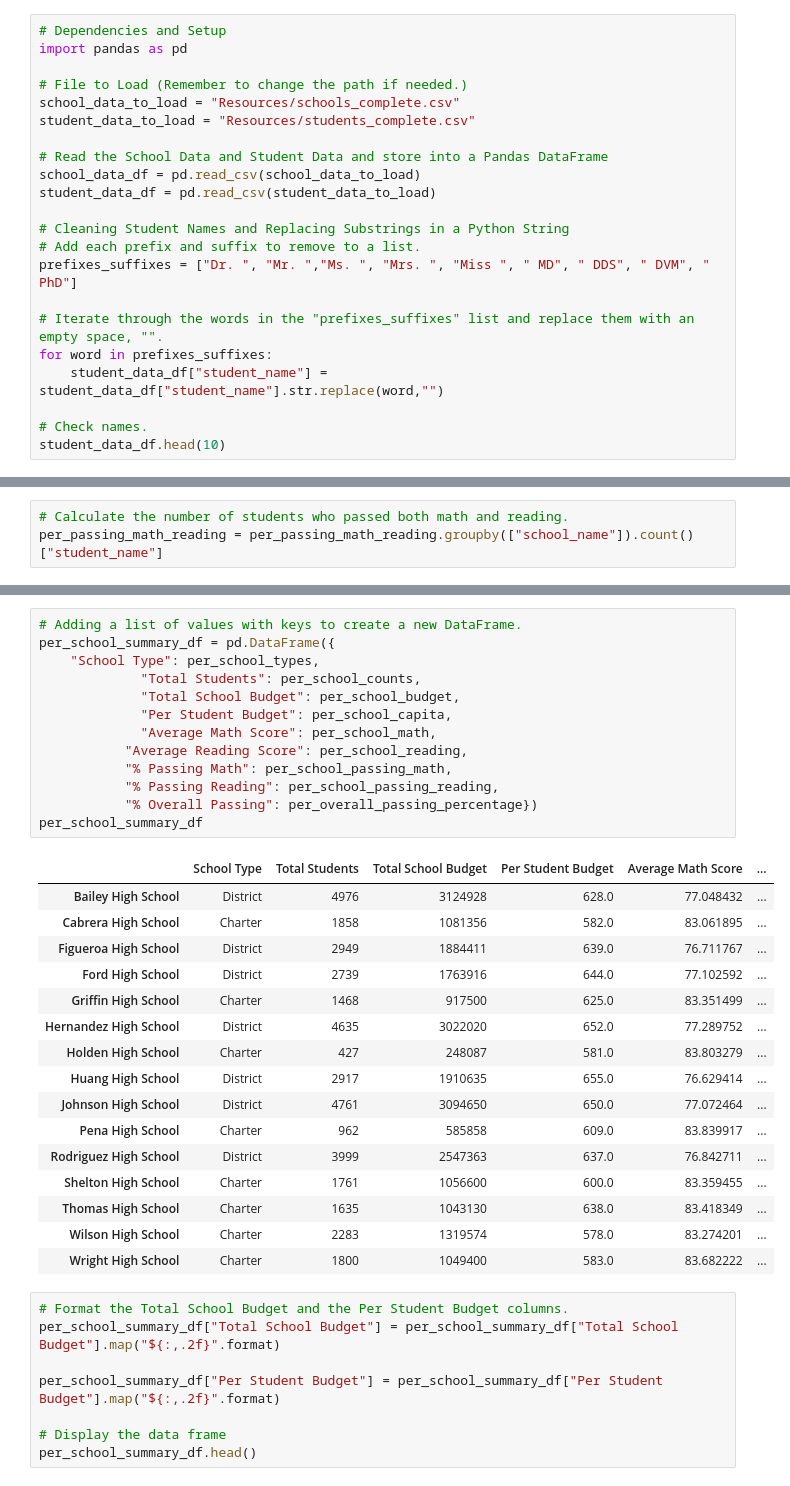
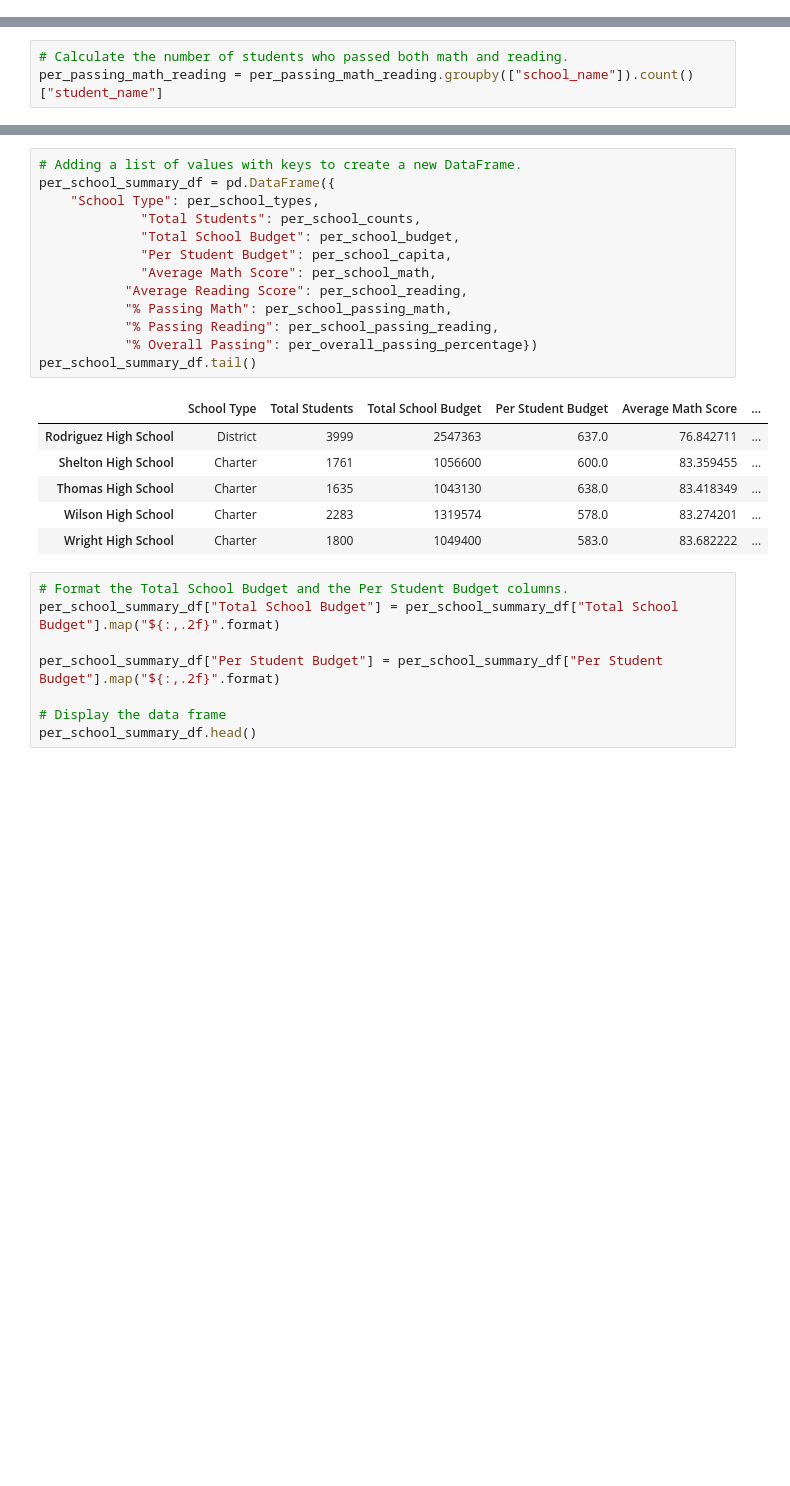
Before and after one commit to jisellejones/School_District_Analysis, a Jupyter notebook: PyCitySchools-Copy1.ipynb, the cells around one changed output, grey strips where cells are left out. Drawn from its saved outputs; the diff is of its cells as text; blank space fills up the shorter version.

```diff
--- a/PyCitySchools-Copy1.ipynb
+++ b/PyCitySchools-Copy1.ipynb
@@ -1,22 +0,0 @@
-# %%
-# Dependencies and Setup
-import pandas as pd
-
-# File to Load (Remember to change the path if needed.)
-school_data_to_load = "Resources/schools_complete.csv"
-student_data_to_load = "Resources/students_complete.csv"
-
-# Read the School Data and Student Data and store into a Pandas DataFrame
-school_data_df = pd.read_csv(school_data_to_load)
-student_data_df = pd.read_csv(student_data_to_load)
-
-# Cleaning Student Names and Replacing Substrings in a Python String
-# Add each prefix and suffix to remove to a list.
-prefixes_suffixes = ["Dr. ", "Mr. ","Ms. ", "Mrs. ", "Miss ", " MD", " DDS", " DVM", " PhD"]
-
-# Iterate through the words in the "prefixes_suffixes" list and replace them with an empty space, "".
-for word in prefixes_suffixes:
-    student_data_df["student_name"] = student_data_df["student_name"].str.replace(word,"")
-
-# Check names.
-student_data_df.head(10)
@@ -1089,28 +477,18 @@ dtype: float64
 # %%
 # Adding a list of values with keys to create a new DataFrame.
 per_school_summary_df = pd.DataFrame({
     "School Type": per_school_types,
              "Total Students": per_school_counts,
              "Total School Budget": per_school_budget,
              "Per Student Budget": per_school_capita,
              "Average Math Score": per_school_math,
            "Average Reading Score": per_school_reading,
            "% Passing Math": per_school_passing_math,
            "% Passing Reading": per_school_passing_reading,
            "% Overall Passing": per_overall_passing_percentage})
-per_school_summary_df
+per_school_summary_df.tail()
 # %% [output]
 |  | School Type | Total Students | Total School Budget | Per Student Budget | Average Math Score | ... |
-| Bailey High School | District | 4976 | 3124928 | 628.0 | 77.048432 | ... |
-| Cabrera High School | Charter | 1858 | 1081356 | 582.0 | 83.061895 | ... |
-| Figueroa High School | District | 2949 | 1884411 | 639.0 | 76.711767 | ... |
-| Ford High School | District | 2739 | 1763916 | 644.0 | 77.102592 | ... |
-| Griffin High School | Charter | 1468 | 917500 | 625.0 | 83.351499 | ... |
-| Hernandez High School | District | 4635 | 3022020 | 652.0 | 77.289752 | ... |
-| Holden High School | Charter | 427 | 248087 | 581.0 | 83.803279 | ... |
-| Huang High School | District | 2917 | 1910635 | 655.0 | 76.629414 | ... |
-| Johnson High School | District | 4761 | 3094650 | 650.0 | 77.072464 | ... |
-| Pena High School | Charter | 962 | 585858 | 609.0 | 83.839917 | ... |
 | Rodriguez High School | District | 3999 | 2547363 | 637.0 | 76.842711 | ... |
 | Shelton High School | Charter | 1761 | 1056600 | 600.0 | 83.359455 | ... |
 | Thomas High School | Charter | 1635 | 1043130 | 638.0 | 83.418349 | ... |
```
Also changed, not shown: parts of 60 cells of this notebook, 2 other files.
